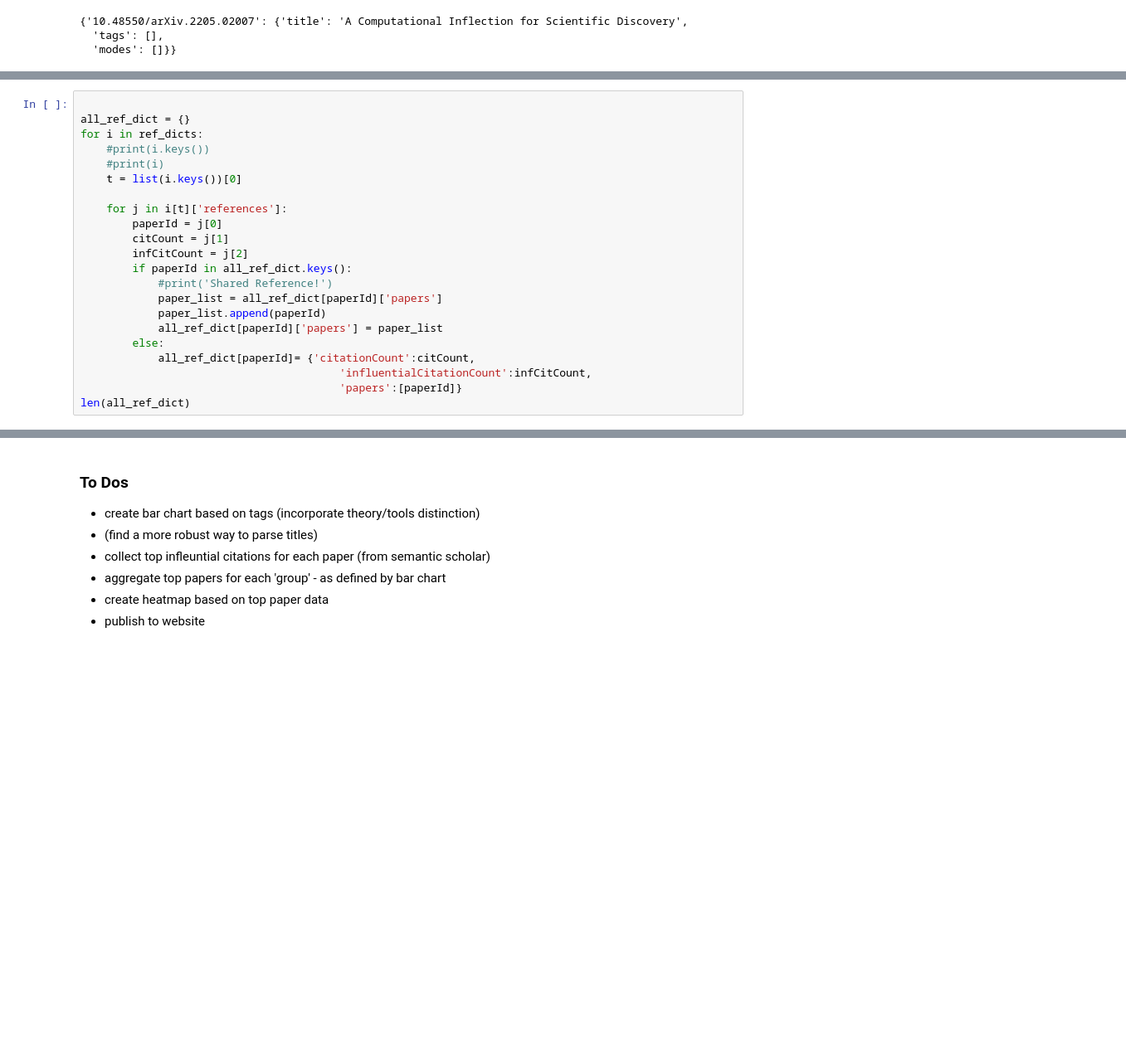
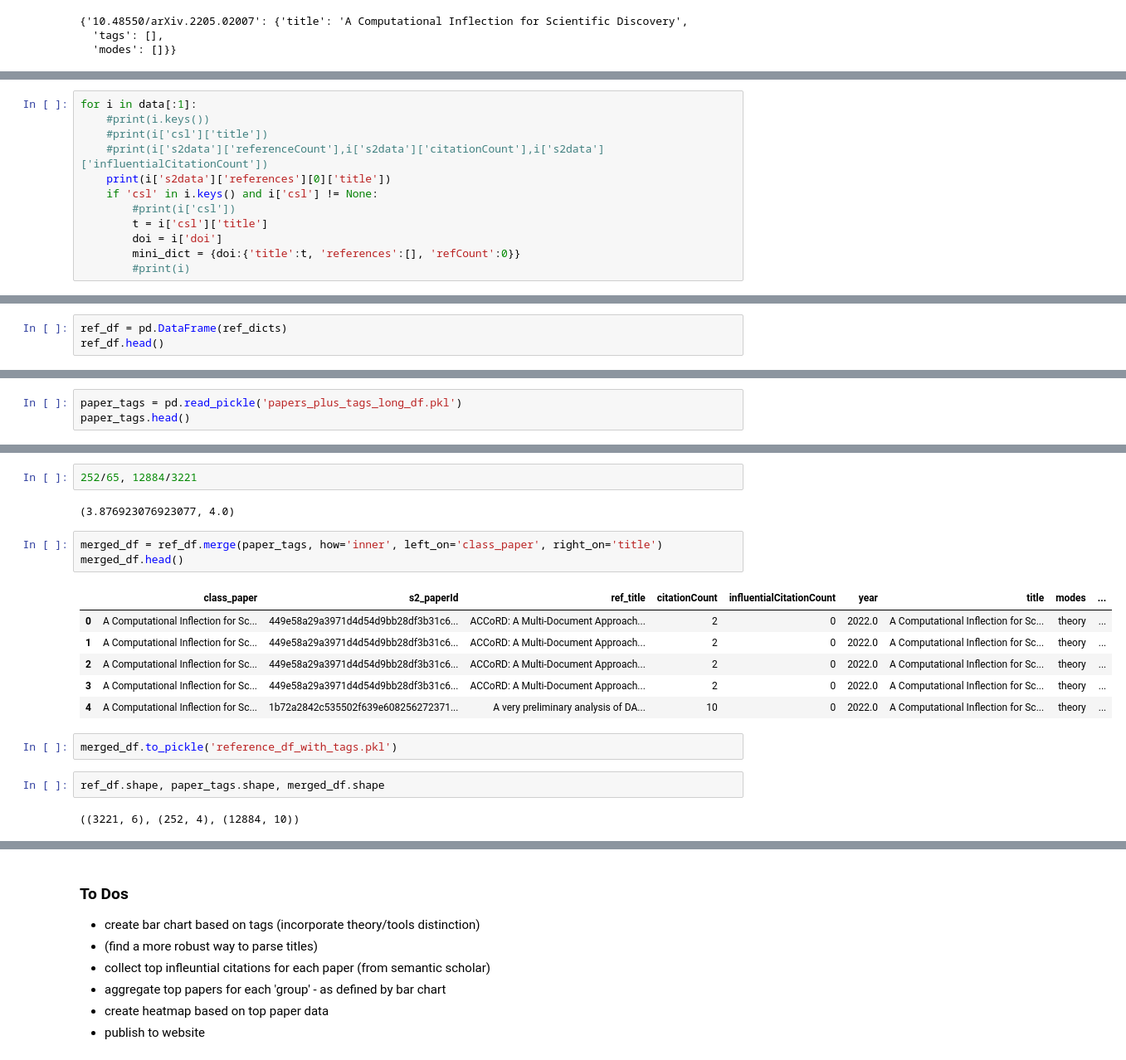
Before and after one commit to lelabbady/Influential_References, a Jupyter notebook: Reference_Heatmap.ipynb, the cells around one changed output, grey strips where cells are left out. Shown at 83% size. Cells and saved outputs as stored; diff of their text form; blank space fills up the shorter version.

Commit message:
adding combined reference and class paper data

```diff
--- a/Reference_Heatmap.ipynb
+++ b/Reference_Heatmap.ipynb
@@ -96,22 +41,0 @@ ref_dicts[0]
-# %%
-
-all_ref_dict = {}
-for i in ref_dicts:
-    #print(i.keys())
-    #print(i)
-    t = list(i.keys())[0]
-
-    for j in i[t]['references']:
-        paperId = j[0]
-        citCount = j[1]
-        infCitCount = j[2]
-        if paperId in all_ref_dict.keys():
-            #print('Shared Reference!')
-            paper_list = all_ref_dict[paperId]['papers']
-            paper_list.append(paperId)
-            all_ref_dict[paperId]['papers'] = paper_list
-        else:
-            all_ref_dict[paperId]= {'citationCount':citCount,
-                                        'influentialCitationCount':infCitCount,
-                                        'papers':[paperId]}
-len(all_ref_dict)
@@ -167,0 +42,12 @@ top_df.head()
+# %%
+for i in data[:1]:
+    #print(i.keys())
+    #print(i['csl']['title'])
+    #print(i['s2data']['referenceCount'],i['s2data']['citationCount'],i['s2data']['influentialCitationCount'])
+    print(i['s2data']['references'][0]['title'])
+    if 'csl' in i.keys() and i['csl'] != None:
+        #print(i['csl'])
+        t = i['csl']['title']
+        doi = i['doi']
+        mini_dict = {doi:{'title':t, 'references':[], 'refCount':0}}
+        #print(i)
@@ -167,0 +106,3 @@ top_df.head()
+# %%
+ref_df = pd.DataFrame(ref_dicts)
+ref_df.head()
@@ -167,0 +116,3 @@ top_df.head()
+# %%
+paper_tags = pd.read_pickle('papers_plus_tags_long_df.pkl')
+paper_tags.head()
@@ -167,0 +126,20 @@ top_df.head()
+# %%
+252/65, 12884/3221
+# %% [output]
+(3.876923076923077, 4.0)
+# %%
+merged_df = ref_df.merge(paper_tags, how='inner', left_on='class_paper', right_on='title')
+merged_df.head()
+# %% [output]
+|  | class_paper | s2_paperId | ref_title | citationCount | influentialCitationCount | year | title | modes | ... |
+| 0 | A Computational Inflection for Sc... | 449e58a29a3971d4d54d9bb28df3b31c6... | ACCoRD: A Multi-Document Approach... | 2 | 0 | 2022.0 | A Computational Inflection for Sc... | theory | ... |
+| 1 | A Computational Inflection for Sc... | 449e58a29a3971d4d54d9bb28df3b31c6... | ACCoRD: A Multi-Document Approach... | 2 | 0 | 2022.0 | A Computational Inflection for Sc... | theory | ... |
+| 2 | A Computational Inflection for Sc... | 449e58a29a3971d4d54d9bb28df3b31c6... | ACCoRD: A Multi-Document Approach... | 2 | 0 | 2022.0 | A Computational Inflection for Sc... | theory | ... |
+| 3 | A Computational Inflection for Sc... | 449e58a29a3971d4d54d9bb28df3b31c6... | ACCoRD: A Multi-Document Approach... | 2 | 0 | 2022.0 | A Computational Inflection for Sc... | theory | ... |
+| 4 | A Computational Inflection for Sc... | 1b72a2842c535502f639e608256272371... | A very preliminary analysis of DA... | 10 | 0 | 2022.0 | A Computational Inflection for Sc... | theory | ... |
+# %%
+merged_df.to_pickle('reference_df_with_tags.pkl')
+# %%
+ref_df.shape, paper_tags.shape, merged_df.shape
+# %% [output]
+((3221, 6), (252, 4), (12884, 10))
```
Also changed, not shown: parts of 18 cells of this notebook, 1 other file.
